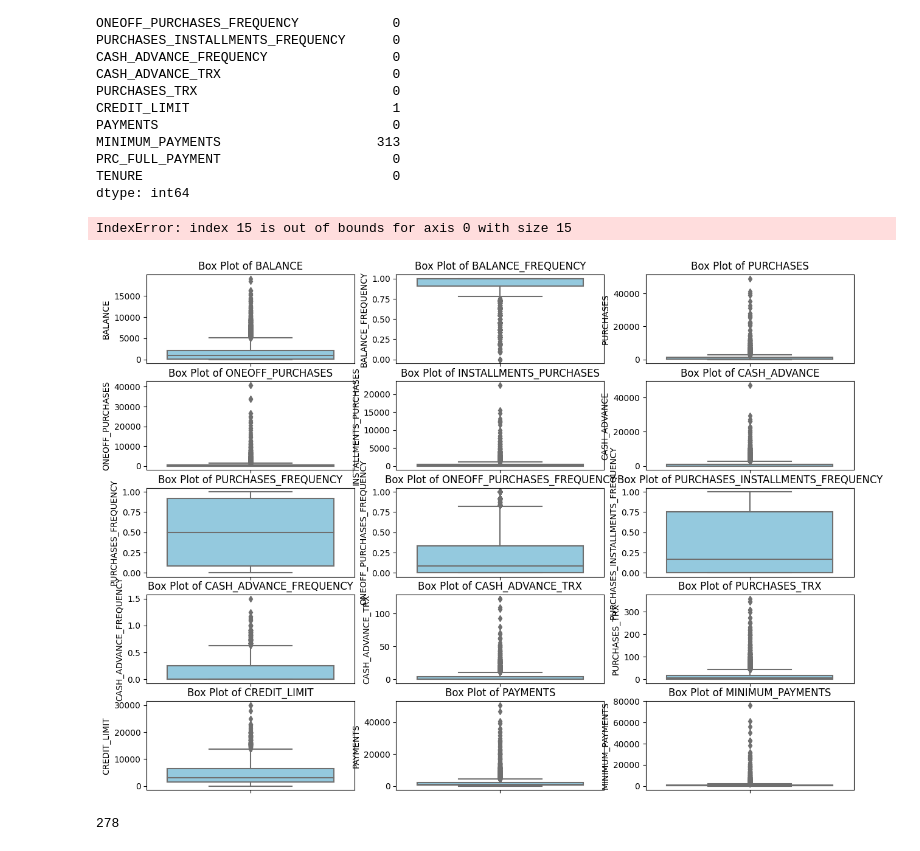
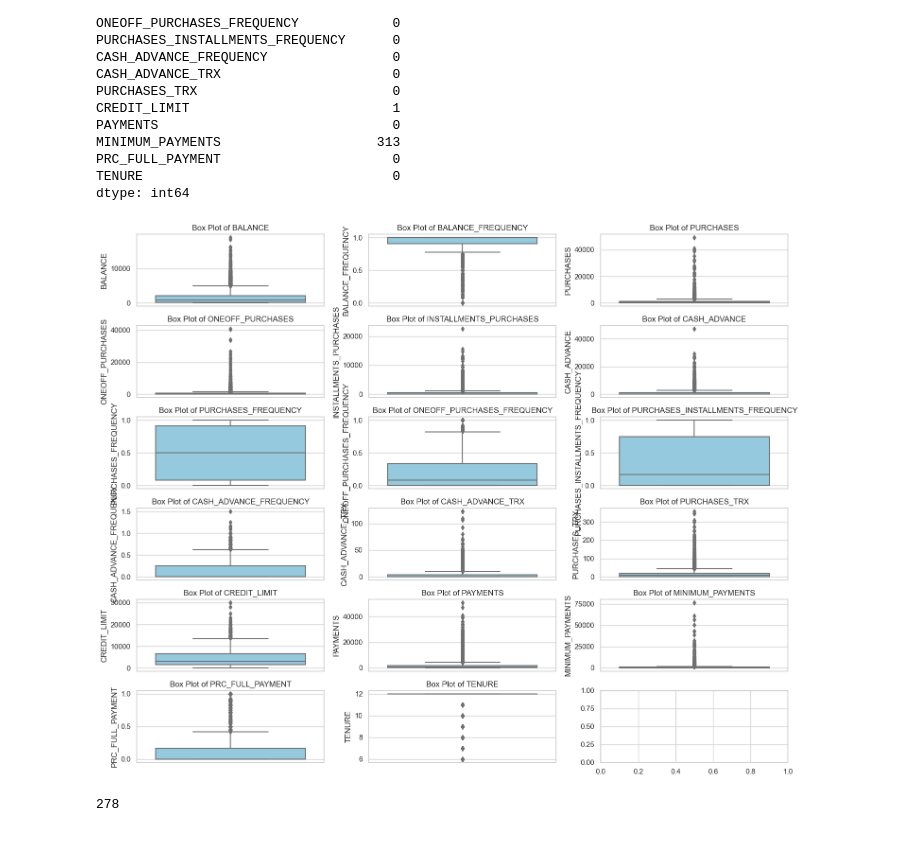
Before and after one commit to arshiaarora10/DatascienceAA, a Jupyter notebook: Fall Term/Assignment2Fall.ipynb, the cells around one changed output. Drawn from its saved outputs; the diff is of its cells as text; code cells hidden in the pictures.

```diff
--- a/Fall Term/Assignment2Fall.ipynb
+++ b/Fall Term/Assignment2Fall.ipynb
@@ -103,25 +105,28 @@ df = df.dropna()
 # %%
 # Assuming 'df' is the original DataFrame
 df_numeric = df.select_dtypes(include=['int64', 'float64'])
 
+# Calculate the number of required subplots
+num_cols = len(df_numeric.columns)
+num_rows = (num_cols // 3) + (num_cols % 3 > 0)  # Ensure there's an extra row if there are remaining columns
+
 # Setting up subplots for box plots
-fig, axes = plt.subplots(nrows=len(df_numeric.columns)//3, ncols=3, figsize=(15, 2*len(df_numeric.columns)//3))
+fig, axes = plt.subplots(nrows=num_rows, ncols=3, figsize=(15, 2*num_rows))
 
 # Flattening the axes for easy iteration
 axes = axes.flatten()
 
 # Plotting box plots for each numeric feature
 for i, column in enumerate(df_numeric.columns):
     # Convert NumPy array to Pandas Series
     sns.boxplot(y=pd.Series(df[column]), ax=axes[i], color='skyblue')
     axes[i].set_title(f'Box Plot of {column}')
 
 # Adjusting layout
 plt.tight_layout()
 plt.show()
 # %% [output]
-IndexError: index 15 is out of bounds for axis 0 with size 15
-[figure, old version]
+[figure, new version]
 # %%
 print(len(df[df['BALANCE'] > 7000]))
 # %% [output]
```
Also changed, not shown: parts of 28 cells of this notebook, 13 other files.
